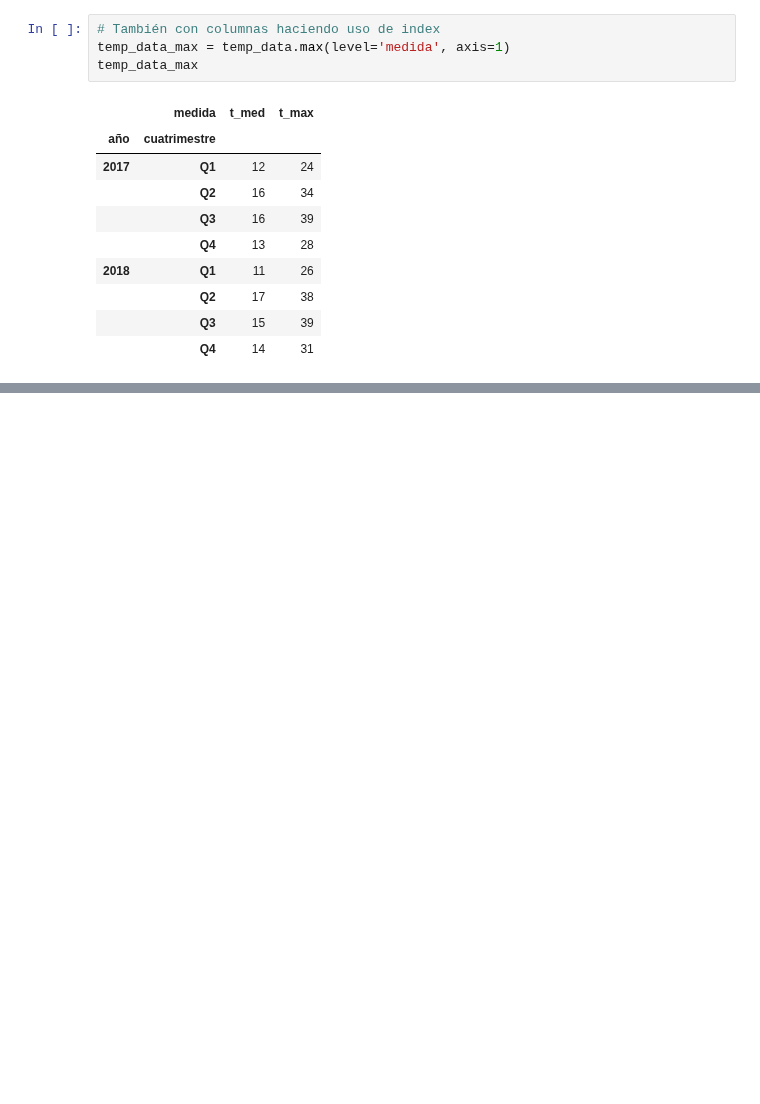
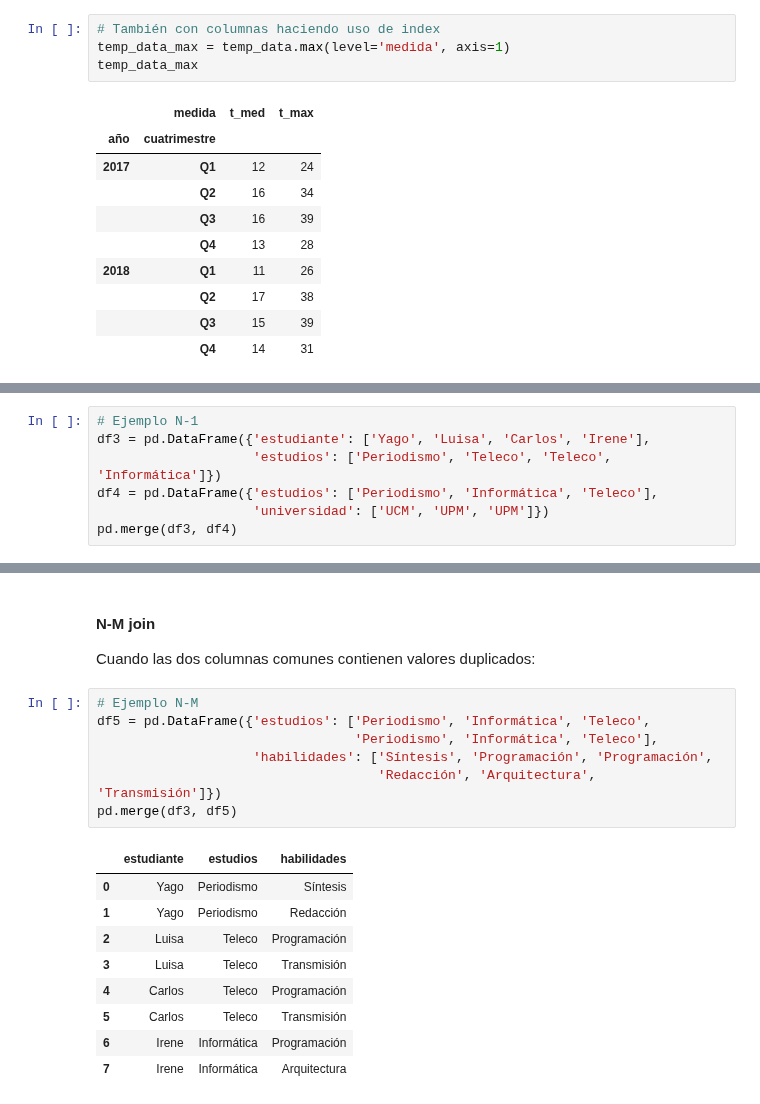
Before and after one commit to pyjaime/python3-101, a Jupyter notebook: python3_pandas_es.ipynb, the cells around one changed output, grey strips where cells are left out. Drawn from its saved outputs; the diff is of its cells as text; blank space fills up the shorter version.

```diff
--- a/python3_pandas_es.ipynb
+++ b/python3_pandas_es.ipynb
@@ -744,0 +867,7 @@ temp_data_max
+# %%
+# Ejemplo N-1
+df3 = pd.DataFrame({'estudiante': ['Yago', 'Luisa', 'Carlos', 'Irene'],
+                    'estudios': ['Periodismo', 'Teleco', 'Teleco', 'Informática']})
+df4 = pd.DataFrame({'estudios': ['Periodismo', 'Informática', 'Teleco'],
+                    'universidad': ['UCM', 'UPM', 'UPM']})
+pd.merge(df3, df4)
@@ -744,0 +880,21 @@ temp_data_max
+# %% [markdown]
+#### N-M join
+
+Cuando las dos columnas comunes contienen valores duplicados:
+# %%
+# Ejemplo N-M
+df5 = pd.DataFrame({'estudios': ['Periodismo', 'Informática', 'Teleco',
+                                 'Periodismo', 'Informática', 'Teleco'],
+                    'habilidades': ['Síntesis', 'Programación', 'Programación',
+                                    'Redacción', 'Arquitectura', 'Transmisión']})
+pd.merge(df3, df5)
+# %% [output]
+|  | estudiante | estudios | habilidades |
+| 0 | Yago | Periodismo | Síntesis |
+| 1 | Yago | Periodismo | Redacción |
+| 2 | Luisa | Teleco | Programación |
+| 3 | Luisa | Teleco | Transmisión |
+| 4 | Carlos | Teleco | Programación |
+| 5 | Carlos | Teleco | Transmisión |
+| 6 | Irene | Informática | Programación |
+| 7 | Irene | Informática | Arquitectura |
```
Also changed, not shown: parts of 52 cells of this notebook.
